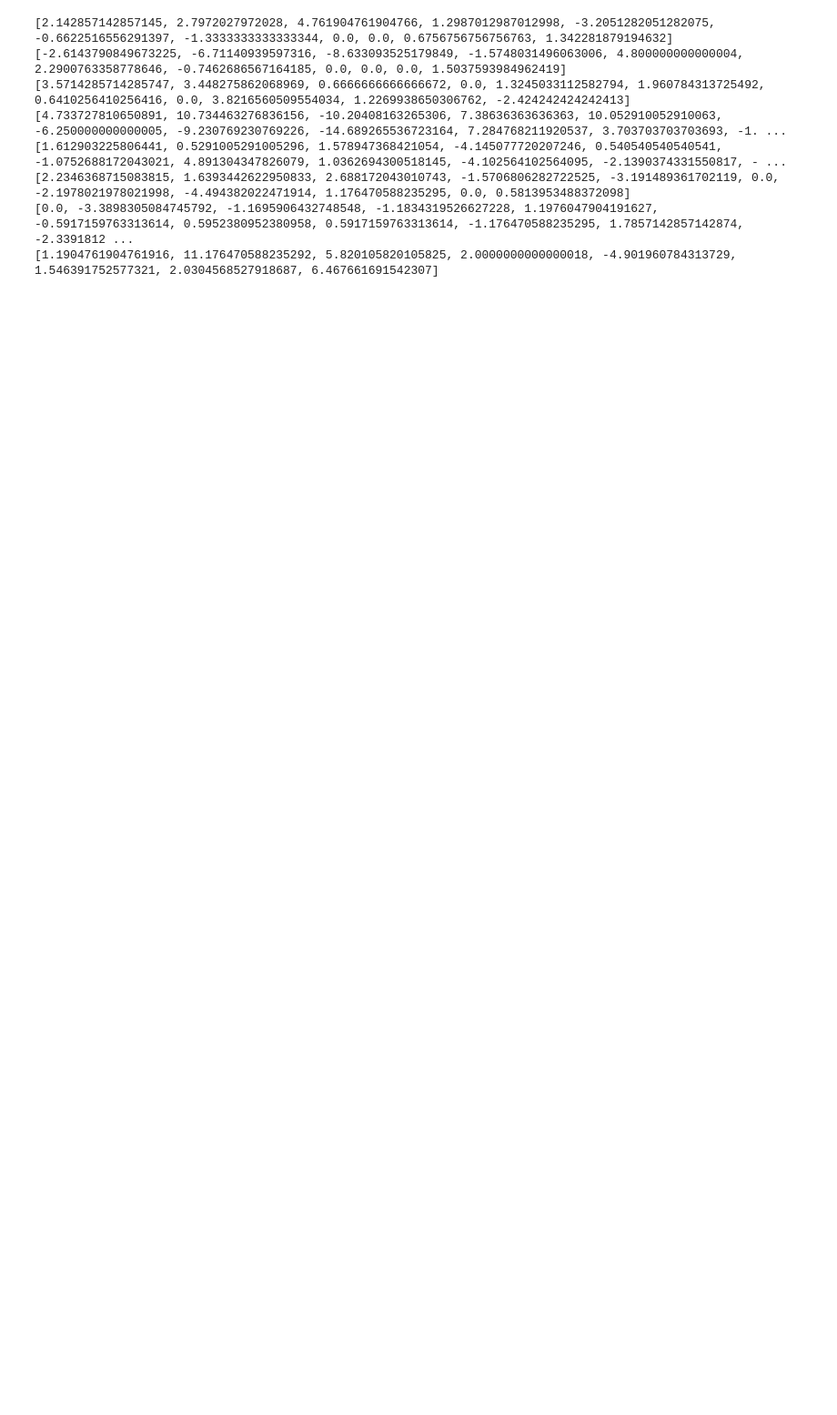
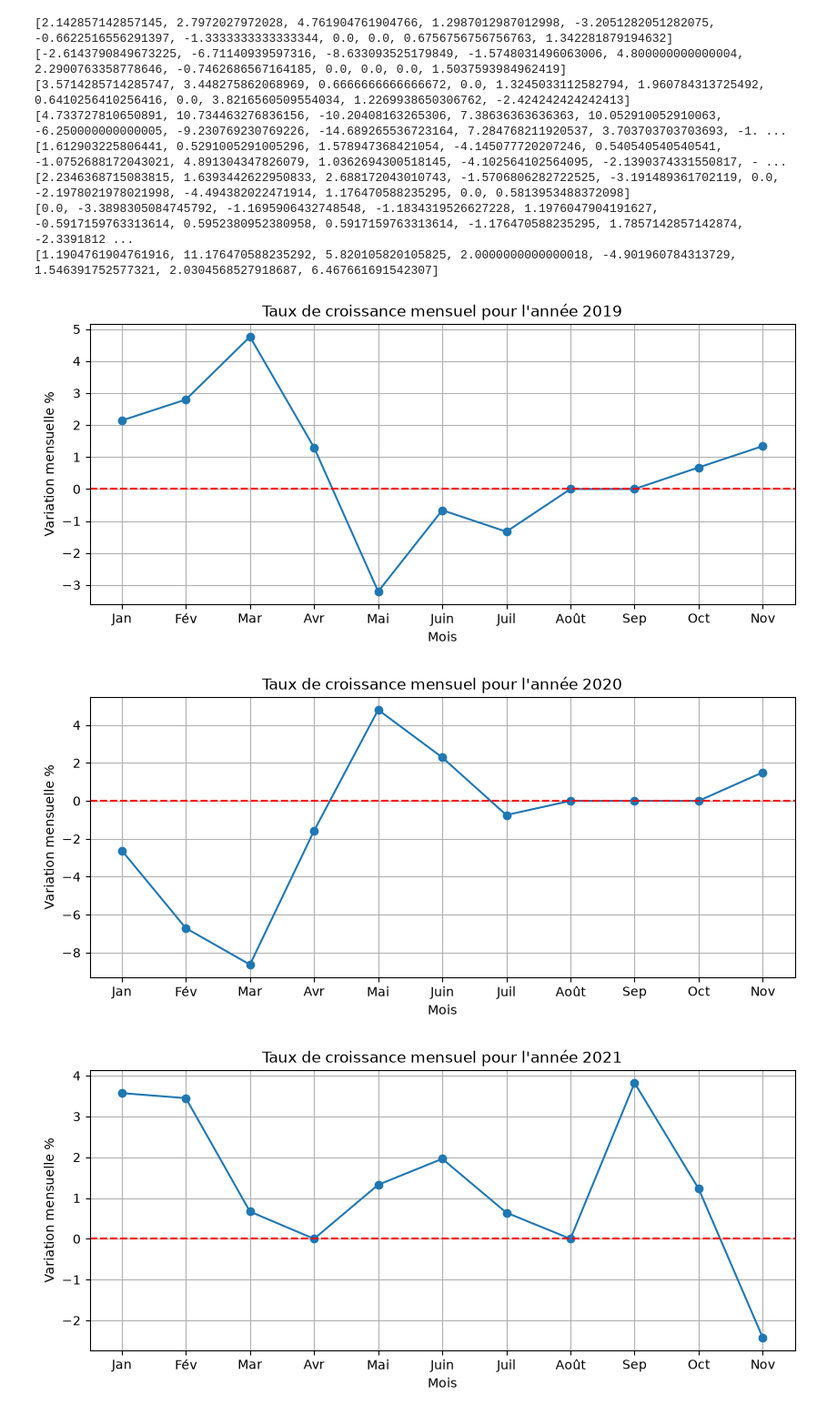
Before and after one commit to mobilou/EssenceAnalyse, a Jupyter notebook: strucure.ipynb, the cells around one changed output. Shown at 91% size. Drawn from its saved outputs; the diff is of its cells as text; code cells hidden in the pictures; blank space fills up the shorter version.

```diff
--- a/strucure.ipynb
+++ b/strucure.ipynb
@@ -176,3 +208,12 @@ while i <= 93:
 [2.2346368715083815, 1.6393442622950833, 2.688172043010743, -1.5706806282722525, -3.191489361702119, 0.0, -2.1978021978021998, -4.494382022471914, 1.176470588235295, 0.0, 0.5813953488372098]
 [0.0, -3.3898305084745792, -1.1695906432748548, -1.1834319526627228, 1.1976047904191627, -0.5917159763313614, 0.5952380952380958, 0.5917159763313614, -1.176470588235295, 1.7857142857142874, -2.3391812 ...
 [1.1904761904761916, 11.176470588235292, 5.820105820105825, 2.0000000000000018, -4.901960784313729, 1.546391752577321, 2.0304568527918687, 6.467661691542307]
+# %%
+liste2019 = []
+liste2020 = []
+liste2021 = []
+liste2022 = []
+liste2023 = []
+liste2024 = []
+liste2025 = []
+liste2026 = []
@@ -178,0 +259,21 @@ while i <= 93:
+# %%
+# Tracé des courbes pour les taux de croissance mensuels chaques années
+
+all_list = [liste2019, liste2020, liste2021, liste2022, liste2023, liste2024, liste2025, liste2026]
+noms_mois = ['Jan', 'Fév', 'Mar', 'Avr', 'Mai', 'Juin', 'Juil', 'Août', 'Sep', 'Oct', 'Nov', 'Déc']
+annees = [2019, 2020, 2021, 2022, 2023, 2024, 2025, 2026]
+
+for annee, taux_mois in zip(annees, all_list):
+
+    mois_actuels = noms_mois[:len(taux_mois)]
+    plt.figure(figsize=(10, 4))
+    plt.plot(mois_actuels, taux_mois, marker="o")
+    plt.axhline(0, color='red', linestyle='--')
+    plt.title(f"Taux de croissance mensuel pour l'année {annee}")
+    plt.xlabel("Mois")
+    plt.ylabel("Variation mensuelle %")
+    plt.grid(True)
+# %% [output]
+[figure, added]
+[figure, added]
+[figure, added]
```
Also changed, not shown: parts of 23 cells of this notebook.
